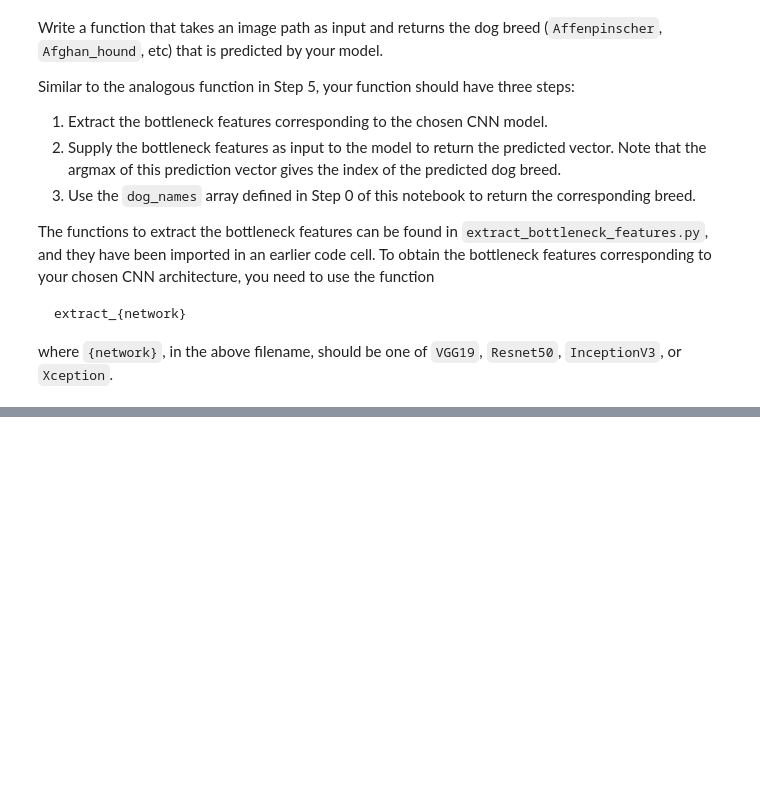
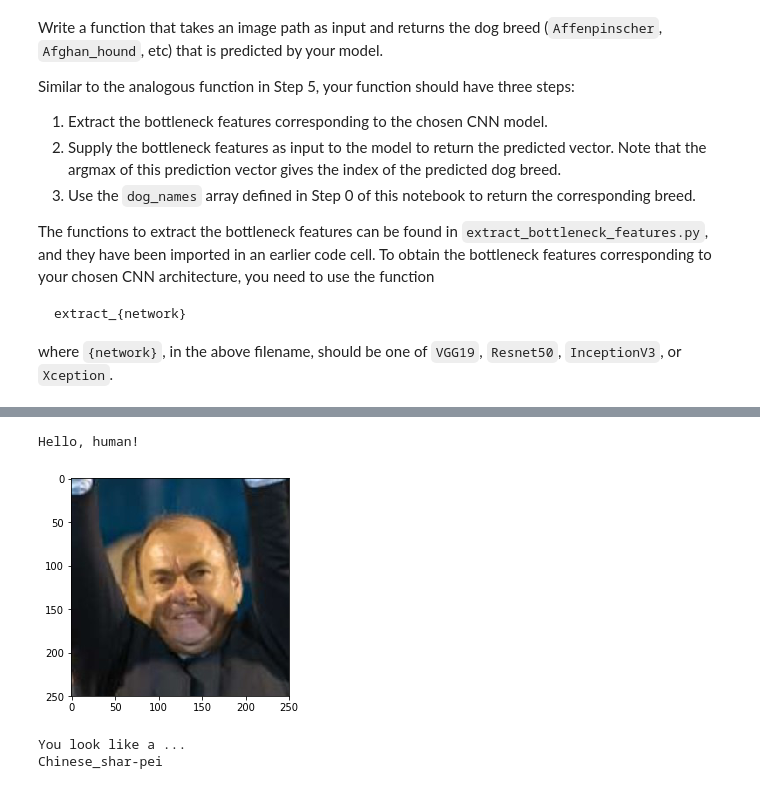
Before and after one commit to nikolaz111/dog-project, a Jupyter notebook: dog_app.ipynb, the cells around one changed output, grey strips where cells are left out. Saved outputs shown, nothing was run; the diff lists cells and outputs as text; code cells hidden in the pictures; blank space fills up the shorter version.

```diff
--- a/dog_app.ipynb
+++ b/dog_app.ipynb
@@ -518,0 +630,7 @@ __Answer:__
+# %%
+### TODO: Define your architecture.
+Xception_model = Sequential()
+Xception_model.add(GlobalAveragePooling2D(input_shape=train_Xception.shape[1:]))
+Xception_model.add(Dense(133, activation='softmax'))
+
+Xception_model.summary()
@@ -520,6 +650,7 @@ __Answer:__
 ### (IMPLEMENTATION) Compile the Model
 # %%
 ### TODO: Compile the model.
+Xception_model.compile(loss='categorical_crossentropy', optimizer='rmsprop', metrics=['accuracy'])
 # %% [markdown]
 ### (IMPLEMENTATION) Train the Model
 
@@ -532,6 +704,7 @@ You are welcome to [augment the training data](https://blog.keras.io/building-po
 ### (IMPLEMENTATION) Load the Model with the Best Validation Loss
 # %%
 ### TODO: Load the model weights with the best validation loss.
+Xception_model.load_weights('saved_models/weights.best.transfer_learning.hdf5')
 # %% [markdown]
 ### (IMPLEMENTATION) Test the Model
 
@@ -556,6 +737,15 @@ where `{network}`, in the above filename, should be one of `VGG19`, `Resnet50`,
 # %%
 ### TODO: Write a function that takes a path to an image as input
 ### and returns the dog breed that is predicted by the model.
+from extract_bottleneck_features import *
+
+def Xception_predict_breed(img_path):
+    # extract bottleneck features
+    bottleneck_feature = extract_Xception(path_to_tensor(img_path))
+    # obtain predicted vector
+    predicted_vector = Xception_model.predict(bottleneck_feature)
+    # return dog breed that is predicted by the model
+    return dog_names[np.argmax(predicted_vector)]
 # %% [markdown]
 ---
 <a id='step6'></a>
@@ -580,3 +767,36 @@ Some sample output for our algorithm is provided below, but feel free to design
+# %%
+### TODO: Write your algorithm.
+### Feel free to use as many code cells as needed.
+from random import randint
+import matplotlib.pyplot as plt
+%matplotlib inline
+
+def detect_dog_or_human(img):
+    if dog_detector(img):
+        breed = Xception_predict_breed(img)
+        print('Hello, dog!')
+        plt.imshow(cv2.cvtColor(cv2.imread(img), cv2.COLOR_BGR2RGB))
+        plt.show()
+        print('You are a ...\n{}'.format(breed))
+    elif face_detector(img):
+        breed = Xception_predict_breed(img)
+        print('Hello, human!')
+        plt.imshow(cv2.cvtColor(cv2.imread(img), cv2.COLOR_BGR2RGB))
+        plt.show()
+        print('You look like a ...\n{}'.format(breed))
+    else:
+        print('Hello, something!')
+        plt.imshow(cv2.cvtColor(cv2.imread(img), cv2.COLOR_BGR2RGB))
+        plt.show()
+        print('You are not a human or a dog')
+
+
+detect_dog_or_human(human_files[randint(0, len(human_files)-1)])
+# %% [output]
+Hello, human!
+[figure, added]
+You look like a ...
+Chinese_shar-pei
 # %% [markdown]
 ---
 <a id='step7'></a>
```
Also changed, not shown: parts of 22 cells of this notebook.
